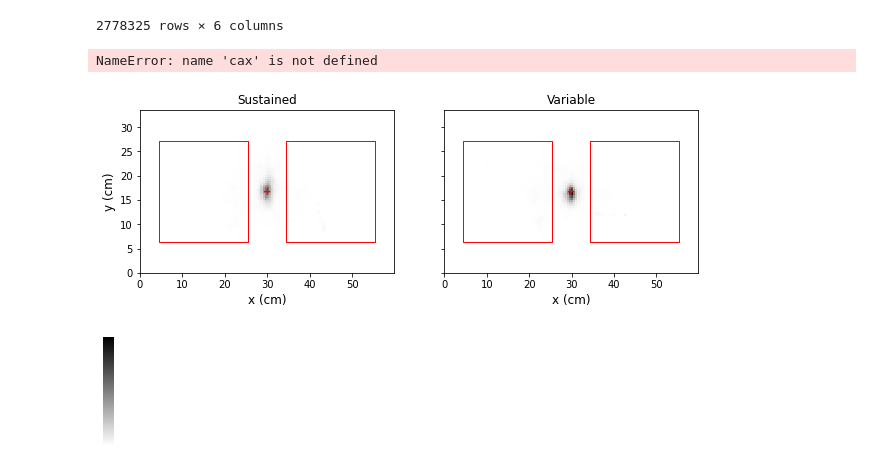
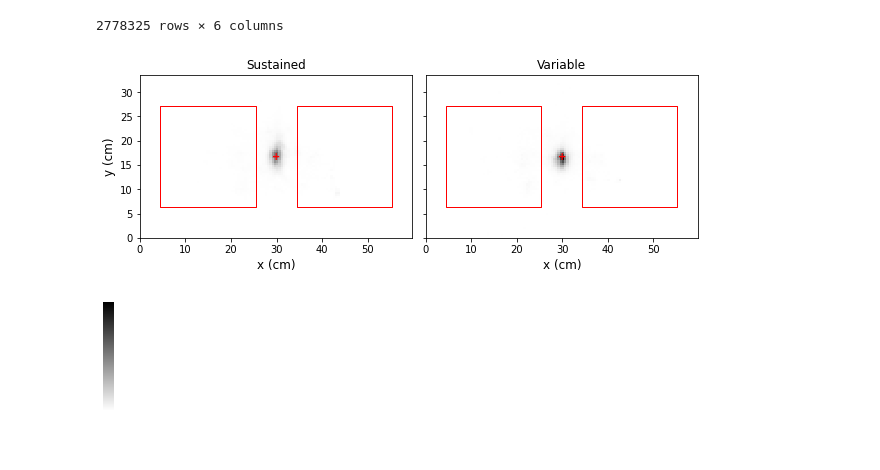
Before and after one commit to jeremymanning/attention-memory-task, a Jupyter notebook: code/analysis.ipynb, the cells around one changed output. Cells and saved outputs as stored; diff of their text form; code cells hidden in the pictures.

```diff
--- a/code/analysis.ipynb
+++ b/code/analysis.ipynb
@@ -103,37 +103,34 @@ sns.histplot(sustained_gaze, x='x', y='y', cbar=False, stat='probability', cmap=
 ax[0].text(59.8 / 2, 33.6 / 2, '+', ha='center', va='center', fontsize=10, color='red', fontweight='bold')
 
 im_len = 59.8 / 2 - 9
 y = (33.6 - im_len) / 2
 x1 = 4.5
 x2 = (59.8 / 2) + 4.5
 
 images = [Rectangle((x1, y), im_len, im_len, fill=False, color='red', lw=1),
           Rectangle((x2, y), im_len, im_len, fill=False, color='red', lw=1)]
 pc = PatchCollection(images, match_original=True)
 ax[0].add_collection(pc)
 
 ax[0].set_xlabel('x (cm)', fontsize=12)
 ax[0].set_ylabel('y (cm)', fontsize=12)
 ax[0].set_title('Sustained', fontsize=12)
 
 sns.histplot(variable_gaze, x='x', y='y', cbar=False, stat='probability', cmap='gray_r', bins=(120, 78), ax=ax[1], vmin=0, vmax=0.03)
 ax[1].text(59.8 / 2, 33.6 / 2, '+', ha='center', va='center', fontsize=10, color='red', fontweight='bold')
 pc = PatchCollection(images, match_original=True)
 ax[1].add_collection(pc)
 
 ax[1].set_xlim(0, 59.8)
 ax[1].set_ylim(0, 33.6)
 ax[1].set_xlabel('x (cm)', fontsize=12)
 ax[1].set_ylabel('y (cm)', fontsize=12)
 ax[1].set_title('Variable', fontsize=12)
 
-cax.set_yticks([0, 0.01, 0.02, 0.03])
-
 plt.subplots_adjust(wspace=0.05)
 fig.savefig(os.path.join(figdir, 'gaze_distribution.pdf'), bbox_inches='tight')
 # %% [output]
-NameError: name 'cax' is not defined
-[figure, old version]
+[figure, new version]
 # %%
 plot_colorbar('gray_r', 'gray_r')
 # %% [output]
```
Also changed, not shown: parts of 3 cells of this notebook, 26 other files.
